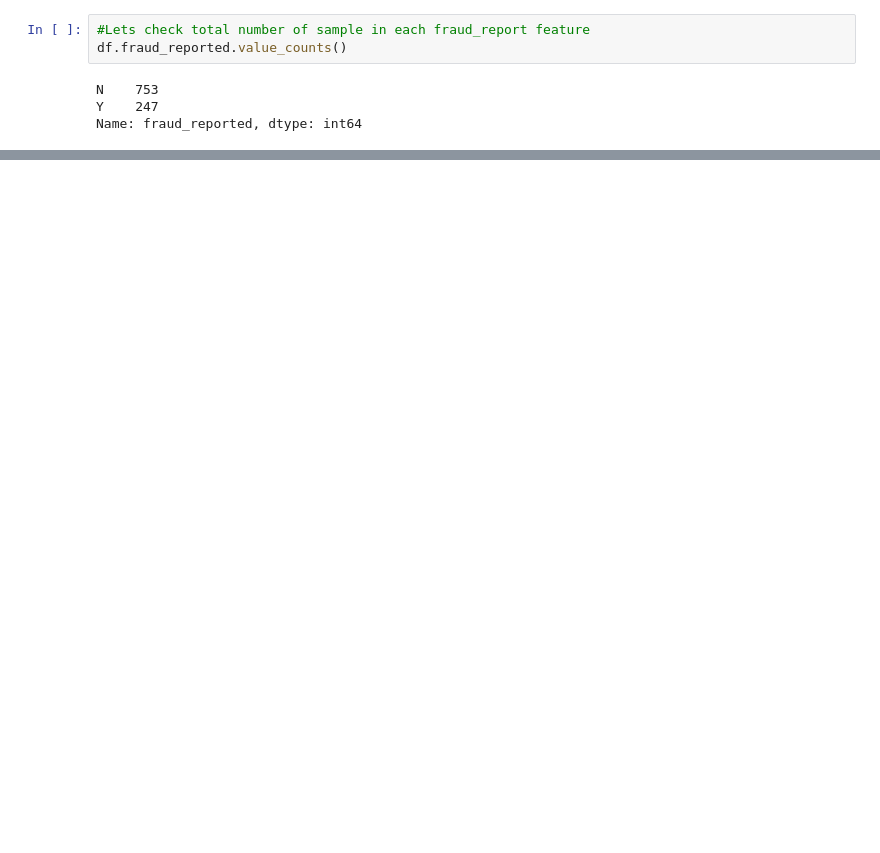
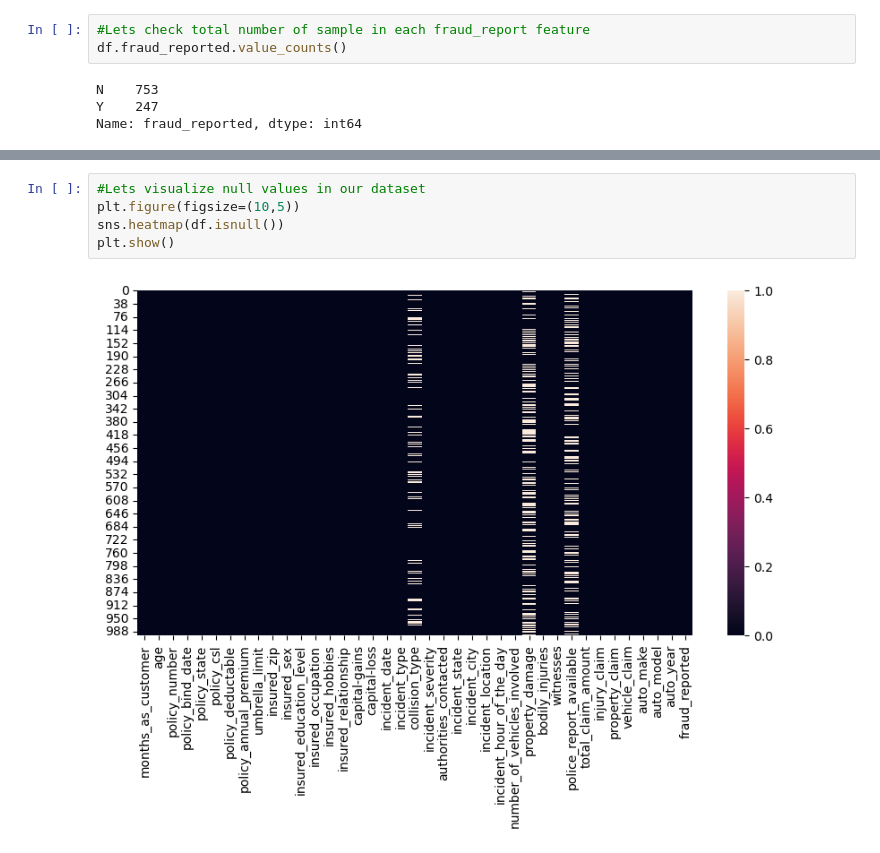
Before and after one commit to cloudwithdeb/fraud-insurance-claim-prediction, a Jupyter notebook: notebooks/main.ipynb, the cells around one changed output, grey strips where cells are left out. Saved outputs shown, nothing was run; the diff lists cells and outputs as text; blank space fills up the shorter version.

Commit message:
started with exploratory data analysis on dataset

```diff
--- a/notebooks/main.ipynb
+++ b/notebooks/main.ipynb
@@ -102,0 +149,7 @@ plt.show()
+# %%
+#Lets visualize null values in our dataset
+plt.figure(figsize=(10,5))
+sns.heatmap(df.isnull())
+plt.show()
+# %% [output]
+[figure, added]
```
Also changed, not shown: parts of 12 cells of this notebook, 14 other files.
